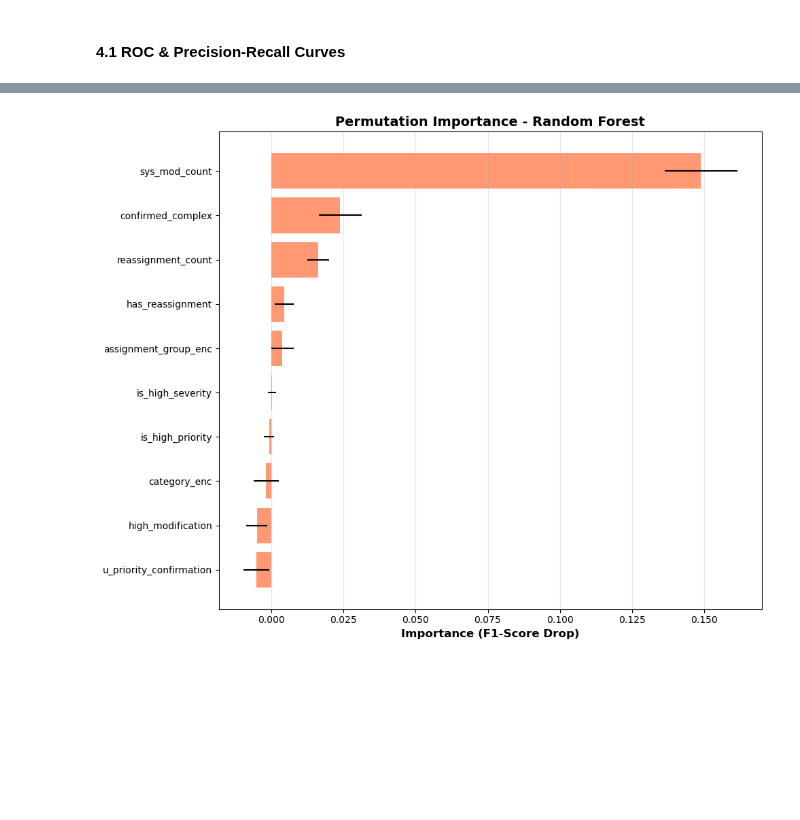
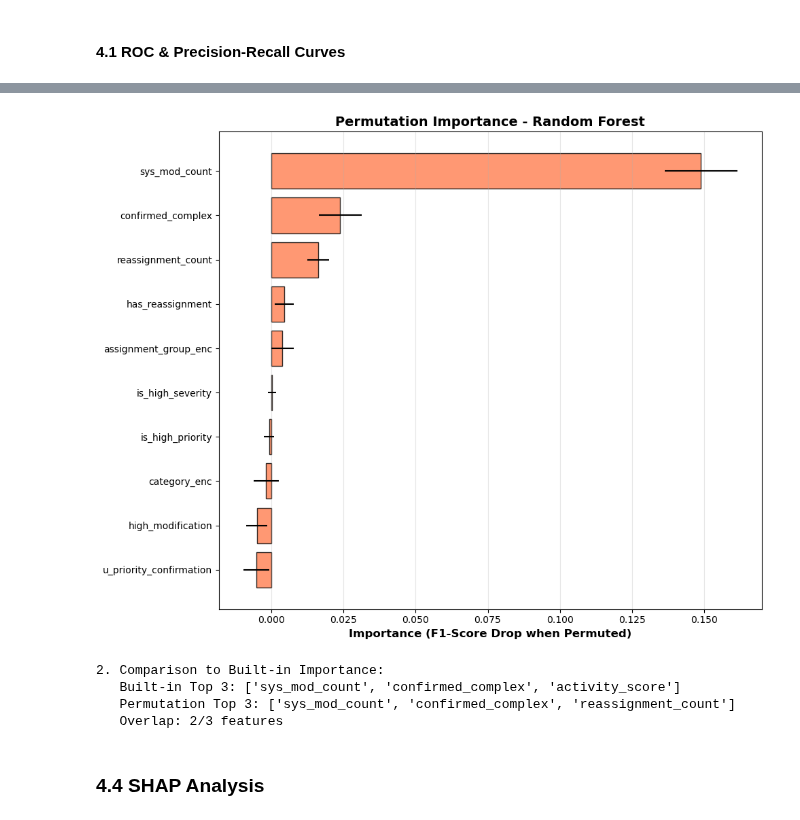
Before and after one commit to Kyuun-Park-1163899/1163899, a Jupyter notebook: task/assignment03_working.ipynb, the cells around one changed output, grey strips where cells are left out. Saved outputs shown, nothing was run; the diff lists cells and outputs as text; code cells hidden in the pictures; blank space fills up the shorter version.

```diff
--- a/task/assignment03_working.ipynb
+++ b/task/assignment03_working.ipynb
@@ -953,11 +1903,29 @@ Top 10 Features (Built-in Importance):
 # %%
-perm_importance = permutation_importance(best_model,
-                                         X_test_scaled,
-                                         y_test,
-                                         n_repeats=10,
-                                         random_state=42,
-                                         scoring='f1_macro',
-                                         n_jobs=-1)
+# ===========================
+# PERMUTATION IMPORTANCE
+# ===========================
+# Purpose: Measure feature importance by shuffling (model-agnostic)
+# Method: Randomly permute each feature, measure F1-Score drop
+# Rationale:
+#   - More reliable than built-in importance (avoids split-based bias)
+#   - Measures actual impact on predictions (not just splits)
+#   - Evaluated on test set (reflects real-world importance)
+#   - Model-agnostic (works for any algorithm)
+
+print("\n" + "=" * 80)
+print("PERMUTATION IMPORTANCE")
+print("=" * 80)
+
+print(f"\nComputing permutation importance (n_repeats=10)...")
+
+perm_importance = permutation_importance(
+    best_model,
+    X_test_scaled,
+    y_test,
+    n_repeats=10,  # Repeat 10 times for stability
+    random_state=42,
+    scoring='f1_macro',  # Macro-averaged F1
+    n_jobs=-1)
 
 perm_imp_df = pd.DataFrame({
     'Feature': X_selected.columns,
@@ -965,10 +1933,10 @@ perm_imp_df = pd.DataFrame({
     'Std': perm_importance.importances_std
 }).sort_values('Importance', ascending=False)
 
-print("\nTop 10 Features (Permutation Importance):")
+print(f"\n1. Top 10 Features (by F1-Score Drop):")
 for rank, row in enumerate(perm_imp_df.head(10).itertuples(), 1):
     print(
-        f"  {rank:2d}. {row.Feature:30s} {row.Importance:.4f} (±{row.Std:.4f})"
+        f"   {rank:2d}. {row.Feature:30s} {row.Importance:.4f} (±{row.Std:.4f})"
     )
 
 # Visualization
@@ -978,9 +1946,12 @@ plt.barh(range(len(top_10)),
          top_10['Importance'],
          xerr=top_10['Std'],
          color='coral',
-         alpha=0.8)
+         alpha=0.8,
+         edgecolor='black')
 plt.yticks(range(len(top_10)), top_10['Feature'])
-plt.xlabel('Importance (F1-Score Drop)', fontsize=12, fontweight='bold')
+plt.xlabel('Importance (F1-Score Drop when Permuted)',
+           fontsize=12,
+           fontweight='bold')
 plt.title(f'Permutation Importance - {best_model_name}',
           fontsize=14,
           fontweight='bold')
@@ -988,4 +1959,12 @@ plt.gca().invert_yaxis()
 plt.grid(axis='x', alpha=0.3)
 plt.tight_layout()
 plt.show()
+
+print(f"\n2. Comparison to Built-in Importance:")
+builtin_top3 = importances.head(3).index.tolist()
+perm_top3 = perm_imp_df.head(3)['Feature'].tolist()
+print(f"   Built-in Top 3: {builtin_top3}")
+print(f"   Permutation Top 3: {perm_top3}")
+overlap = len(set(builtin_top3) & set(perm_top3))
+print(f"   Overlap: {overlap}/3 features")
 # %% [output]
@@ -1003,2 +1988,8 @@ Top 10 Features (Permutation Importance):
-[figure, old version]
+[figure, new version]
+2. Comparison to Built-in Importance:
+   Built-in Top 3: ['sys_mod_count', 'confirmed_complex', 'activity_score']
+   Permutation Top 3: ['sys_mod_count', 'confirmed_complex', 'reassignment_count']
+   Overlap: 2/3 features
+# %% [markdown]
+### 4.4 SHAP Analysis
 # %%
```
Also changed, not shown: parts of 61 cells of this notebook, 1 other file.
